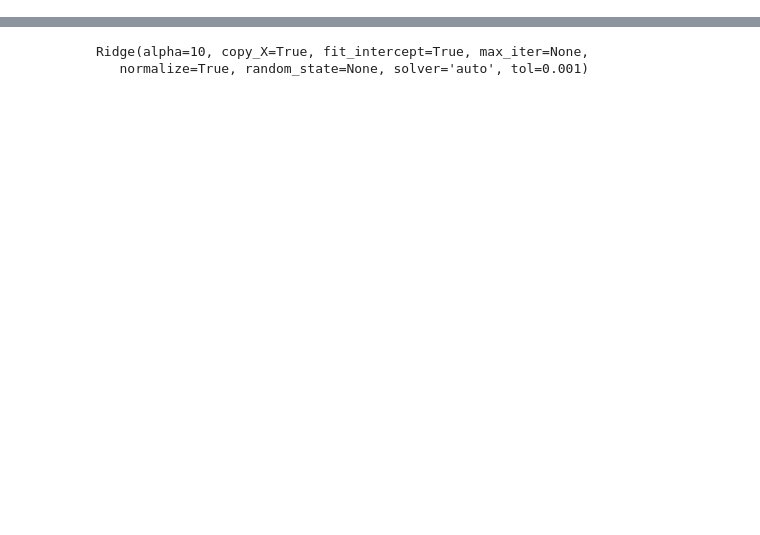
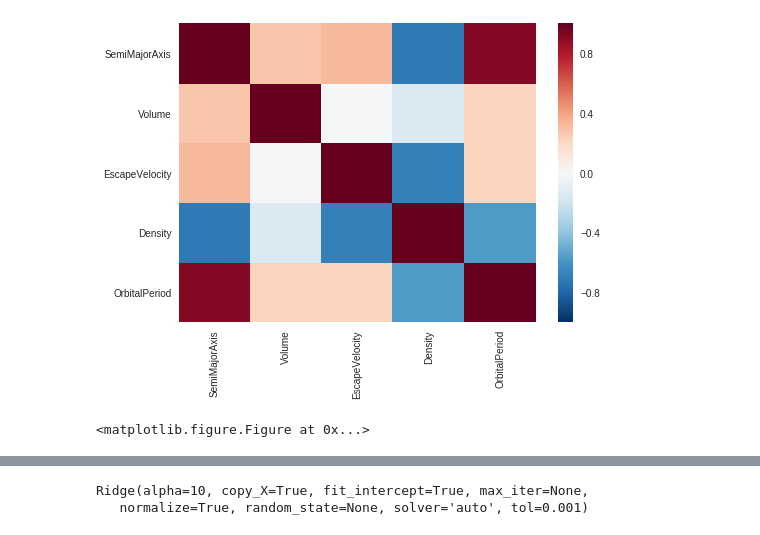
Before and after one commit to pranzell/5.Linear_Regression, a Jupyter notebook: Data Set 01 -Planetary Motion Data.ipynb, the cells around one changed output, grey strips where cells are left out. Cells and saved outputs as stored; diff of their text form; code cells hidden in the pictures; blank space fills up the shorter version.

```diff
--- a/Data Set 01 -Planetary Motion Data.ipynb
+++ b/Data Set 01 -Planetary Motion Data.ipynb
@@ -522,0 +56,4 @@ X_train, X_test, Y_train, Y_test = cross_validation.train_test_split(X, Y, test_
+# %%
+#correlation matrix
+correlation_matrix = kepler.corr()
+correlation_matrix
@@ -522,0 +67,12 @@ X_train, X_test, Y_train, Y_test = cross_validation.train_test_split(X, Y, test_
+# %%
+#heat map
+correlation_plot = sns.heatmap(correlation_matrix,
+            xticklabels = correlation_matrix.columns.values,
+            yticklabels = correlation_matrix.columns.values)
+for label in correlation_plot.xaxis.get_ticklabels():
+    label.set_rotation(90)
+plt.figure(figsize=(12,12))
+plt.show()
+# %% [output]
+[figure, added]
+<matplotlib.figure.Figure at 0x...>
```
Also changed, not shown: parts of 141 cells of this notebook.
